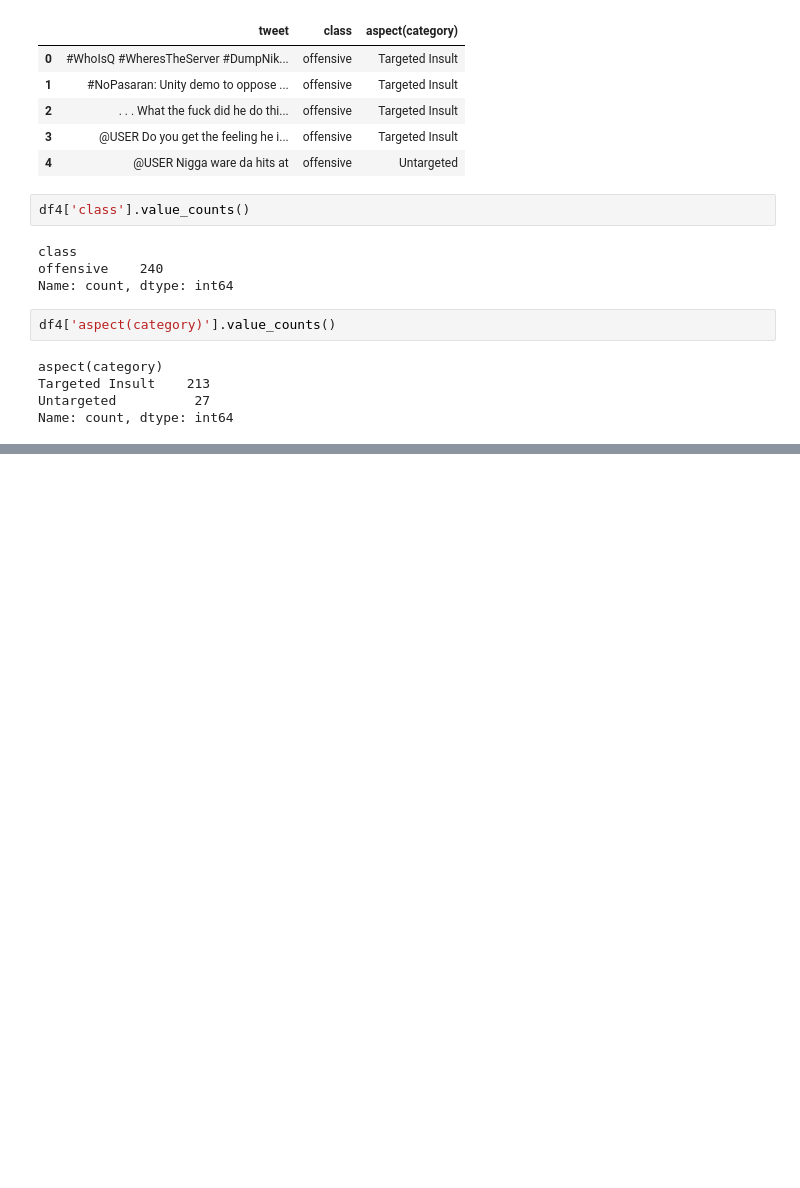
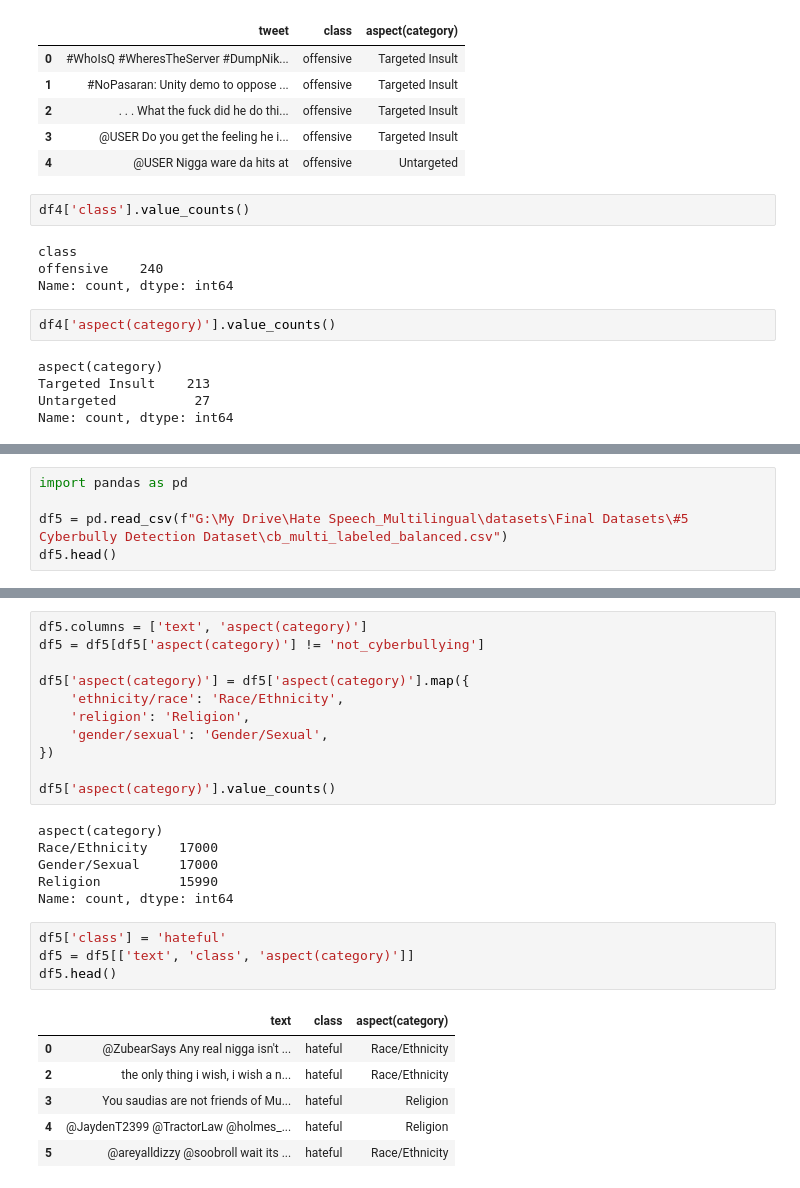
Before and after one commit to AbdulManaf12/Hate-Speech-Detection, a Jupyter notebook: Dataset Statistics/dataset_merging (multi dataset).ipynb, the cells around one changed output, grey strips where cells are left out. Saved outputs shown, nothing was run; the diff lists cells and outputs as text; blank space fills up the shorter version.

Commit message:
dataset 5 added

```diff
--- a/Dataset Statistics/dataset_merging (multi dataset).ipynb
+++ b/Dataset Statistics/dataset_merging (multi dataset).ipynb
@@ -314,0 +324,5 @@ Name: count, dtype: int64
+# %%
+import pandas as pd
+
+df5 = pd.read_csv(f"G:\My Drive\Hate Speech_Multilingual\datasets\Final Datasets\#5 Cyberbully Detection Dataset\cb_multi_labeled_balanced.csv")
+df5.head()
@@ -314,0 +336,28 @@ Name: count, dtype: int64
+# %%
+df5.columns = ['text', 'aspect(category)']
+df5 = df5[df5['aspect(category)'] != 'not_cyberbullying']
+
+df5['aspect(category)'] = df5['aspect(category)'].map({
+    'ethnicity/race': 'Race/Ethnicity',
+    'religion': 'Religion',
+    'gender/sexual': 'Gender/Sexual',
+})
+
+df5['aspect(category)'].value_counts()
+# %% [output]
+aspect(category)
+Race/Ethnicity    17000
+Gender/Sexual     17000
+Religion          15990
+Name: count, dtype: int64
+# %%
+df5['class'] = 'hateful'
+df5 = df5[['text', 'class', 'aspect(category)']]
+df5.head()
+# %% [output]
+|  | text | class | aspect(category) |
+| 0 | @ZubearSays Any real nigga isn't ... | hateful | Race/Ethnicity |
+| 2 | the only thing i wish, i wish a n... | hateful | Race/Ethnicity |
+| 3 | You saudias are not friends of Mu... | hateful | Religion |
+| 4 | @JaydenT2399 @TractorLaw @holmes_... | hateful | Religion |
+| 5 | @areyalldizzy @soobroll wait its ... | hateful | Race/Ethnicity |
```
Also changed, not shown: parts of 4 cells of this notebook.
